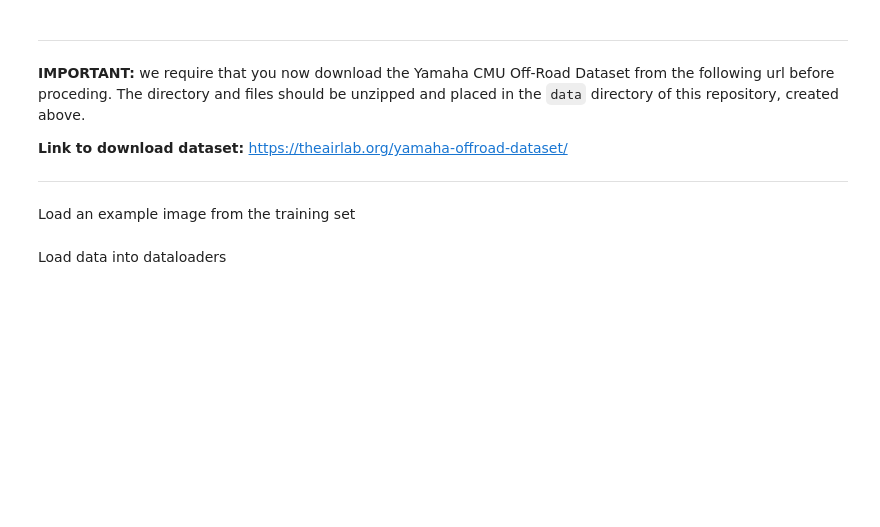
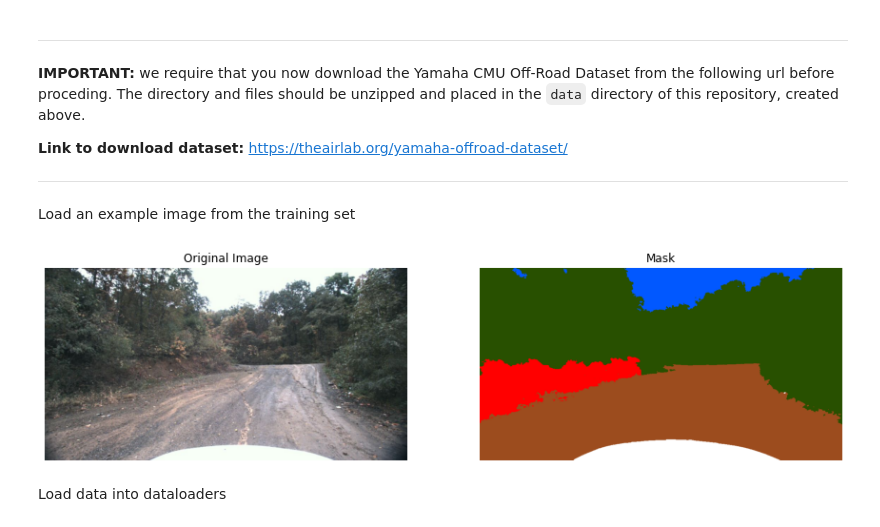
Before and after one commit to nmhaddad/semantic-segmentation, a Jupyter notebook: notebooks/training_demo.ipynb, the cells around one changed output. Cells and saved outputs as stored; diff of their text form; code cells hidden in the pictures; blank space fills up the shorter version.

```diff
--- a/notebooks/training_demo.ipynb
+++ b/notebooks/training_demo.ipynb
@@ -28,7 +30,7 @@ np.random.seed(42)
 # %% [markdown]
 Set up all of our path variables and hyperparamters needed to train the model. Adjust accordingly to your needs
 # %%
-with open('config/config.yaml', 'r') as f:
+with open('../config/config.yaml', 'r') as f:
     config = yaml.safe_load(f)
 # %% [markdown]
 Set up the `data` and `model` directories
@@ -49,11 +51,13 @@ if not os.path.exists('models'):
 # %% [markdown]
 Load an example image from the training set
 # %%
-example_image = Image.open('data/yamaha_v0/train/iid000008/rgb.jpg')
-example_mask = Image.open('data/yamaha_v0/train/iid000008/labels.png')
+example_image = Image.open(op.join('..', config['DATA_PATH'], 'train/iid000008/rgb.jpg'))
+example_mask = Image.open(op.join('..', config['DATA_PATH'], 'train/iid000008/labels.png'))
 image_display = np.array(example_image)
 mask_display = np.array(example_mask.convert('RGB'))
 display_example_pair(image_display, mask_display)
+# %% [output]
+[figure, added]
 # %% [markdown]
 Load data into dataloaders
 # %%
```
Also changed, not shown: parts of 11 cells of this notebook, 7 other files.
